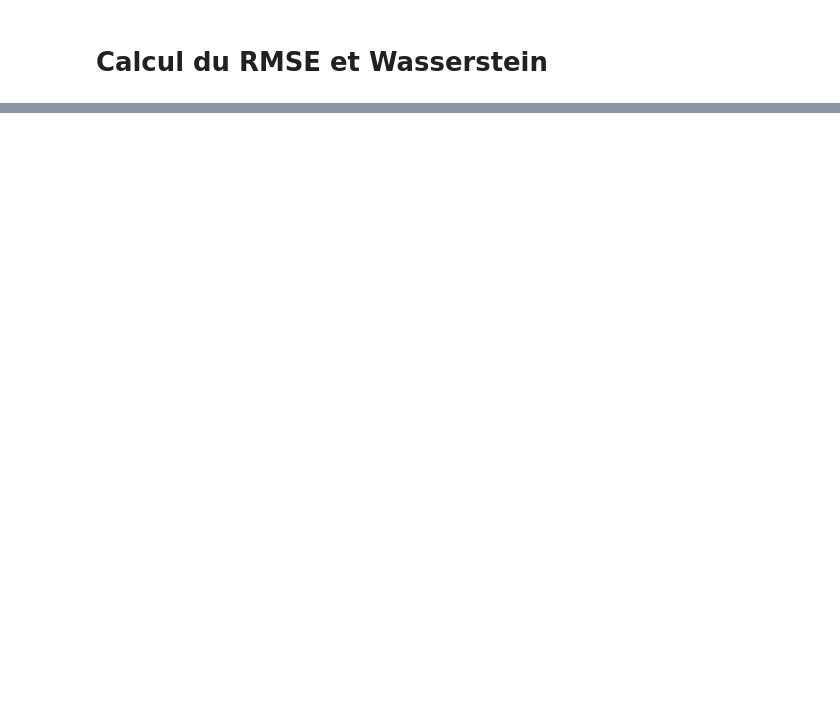
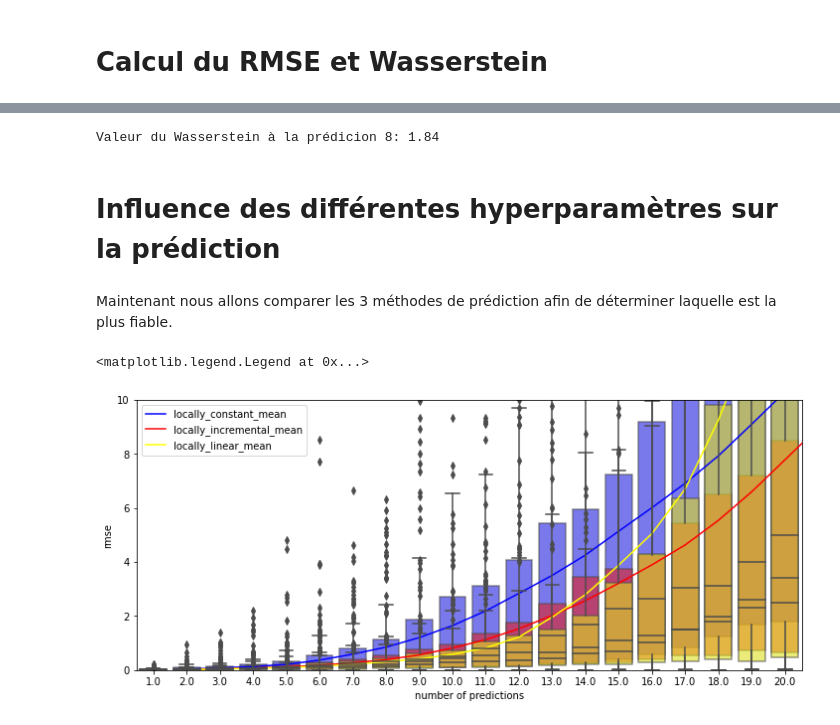
Before and after one commit to lrakotoarivony/Assimilation_Objet_AnDA, a Jupyter notebook: Tutoriel.ipynb, the cells around one changed output, grey strips where cells are left out. Drawn from its saved outputs; the diff is of its cells as text; code cells hidden in the pictures; blank space fills up the shorter version.

```diff
--- a/Tutoriel.ipynb
+++ b/Tutoriel.ipynb
@@ -130,0 +142,29 @@ Valeur du Wasserstein à la prédicion 8: 2.22
+# %%
+print(f'Valeur du Wasserstein à la prédicion 8: {wasser[8]:.2f}')
+# %% [output]
+Valeur du Wasserstein à la prédicion 8: 1.84
+# %% [markdown]
+# Influence des différentes hyperparamètres sur la prédiction
+# %% [markdown]
+Maintenant nous allons comparer les 3 méthodes de prédiction afin de déterminer laquelle est la plus fiable.
+# %%
+colors = ["blue", "red", "yellow"]
+
+fig, ax = plt.subplots(figsize=(12,5))
+ax.set_ylim(0, 10)
+
+for i in range(len(names)):
+    predictions = list_prediction(catalogue, N_pred, observations, methods[i], k=50)
+
+    wasser = AnDA_Wasserstein(predictions[:,:,5:],true_values)
+    time = np.arange(wasser.shape[1])+1
+    times = np.stack([time]*wasser.shape[0], axis=0)
+    wasser_times = np.stack([wasser, times], axis=-1)
+    df = wasser_times.reshape((-1,2))
+    wasser_df = pd.DataFrame(df, columns=["rmse", "number of predictions"])
+    plt.plot(1+np.arange(wasser.shape[1]), wasser.mean(axis=0), color=colors[i], label=names[i])
+    sns.boxplot(x="number of predictions", y="rmse", data=wasser_df, color=colors[i], ax=ax, boxprops=dict(alpha=.6))
+plt.legend()
+# %% [output]
+<matplotlib.legend.Legend at 0x...>
+[figure, added]
```
Also changed, not shown: parts of 22 cells of this notebook, 2 other files.
